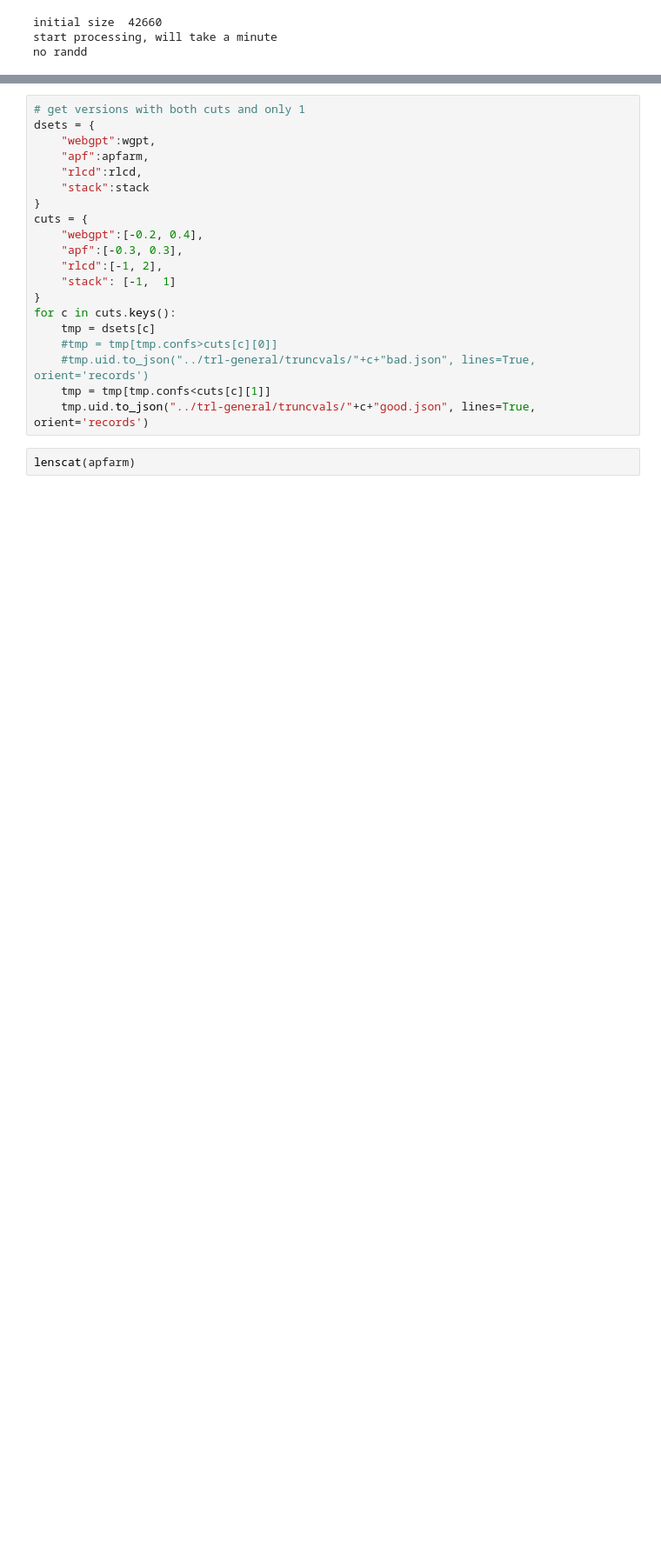
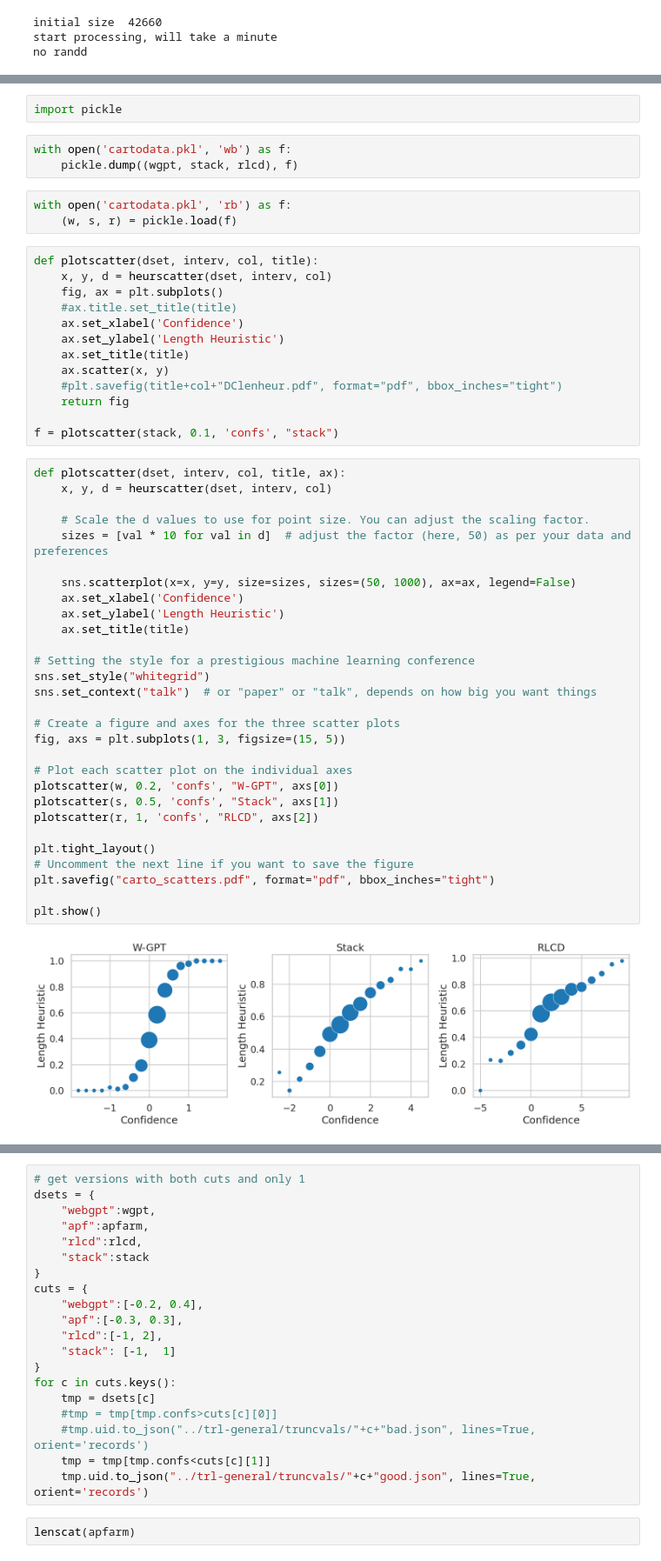
Before and after one commit to PrasannS/rlhf-length-biases, a Jupyter notebook: eval/examine_dcarto.ipynb, the cells around one changed output, grey strips where cells are left out. Shown at 87% size. Saved outputs shown, nothing was run; the diff lists cells and outputs as text; blank space fills up the shorter version.

```diff
--- a/eval/examine_dcarto.ipynb
+++ b/eval/examine_dcarto.ipynb
@@ -167,0 +226,52 @@ apfarm = load_carto("apf")
+# %%
+import pickle
+# %%
+with open('cartodata.pkl', 'wb') as f:
+    pickle.dump((wgpt, stack, rlcd), f)
+# %%
+with open('cartodata.pkl', 'rb') as f:
+    (w, s, r) = pickle.load(f)
+# %%
+def plotscatter(dset, interv, col, title):
+    x, y, d = heurscatter(dset, interv, col)
+    fig, ax = plt.subplots()
+    #ax.title.set_title(title)
+    ax.set_xlabel('Confidence')
+    ax.set_ylabel('Length Heuristic')
+    ax.set_title(title)
+    ax.scatter(x, y)
+    #plt.savefig(title+col+"DClenheur.pdf", format="pdf", bbox_inches="tight")
+    return fig
+
+f = plotscatter(stack, 0.1, 'confs', "stack")
+# %%
+def plotscatter(dset, interv, col, title, ax):
+    x, y, d = heurscatter(dset, interv, col)
+
+    # Scale the d values to use for point size. You can adjust the scaling factor.
+    sizes = [val * 10 for val in d]  # adjust the factor (here, 50) as per your data and preferences
+
+    sns.scatterplot(x=x, y=y, size=sizes, sizes=(50, 1000), ax=ax, legend=False)
+    ax.set_xlabel('Confidence')
+    ax.set_ylabel('Length Heuristic')
+    ax.set_title(title)
+
+# Setting the style for a prestigious machine learning conference
+sns.set_style("whitegrid")
+sns.set_context("talk")  # or "paper" or "talk", depends on how big you want things
+
+# Create a figure and axes for the three scatter plots
+fig, axs = plt.subplots(1, 3, figsize=(15, 5))
+
+# Plot each scatter plot on the individual axes
+plotscatter(w, 0.2, 'confs', "W-GPT", axs[0])
+plotscatter(s, 0.5, 'confs', "Stack", axs[1])
+plotscatter(r, 1, 'confs', "RLCD", axs[2])
+
+plt.tight_layout()
+# Uncomment the next line if you want to save the figure
+plt.savefig("carto_scatters.pdf", format="pdf", bbox_inches="tight")
+
+plt.show()
+# %% [output]
+[figure, added]
```
Also changed, not shown: parts of 7 cells of this notebook, 11 other files.
